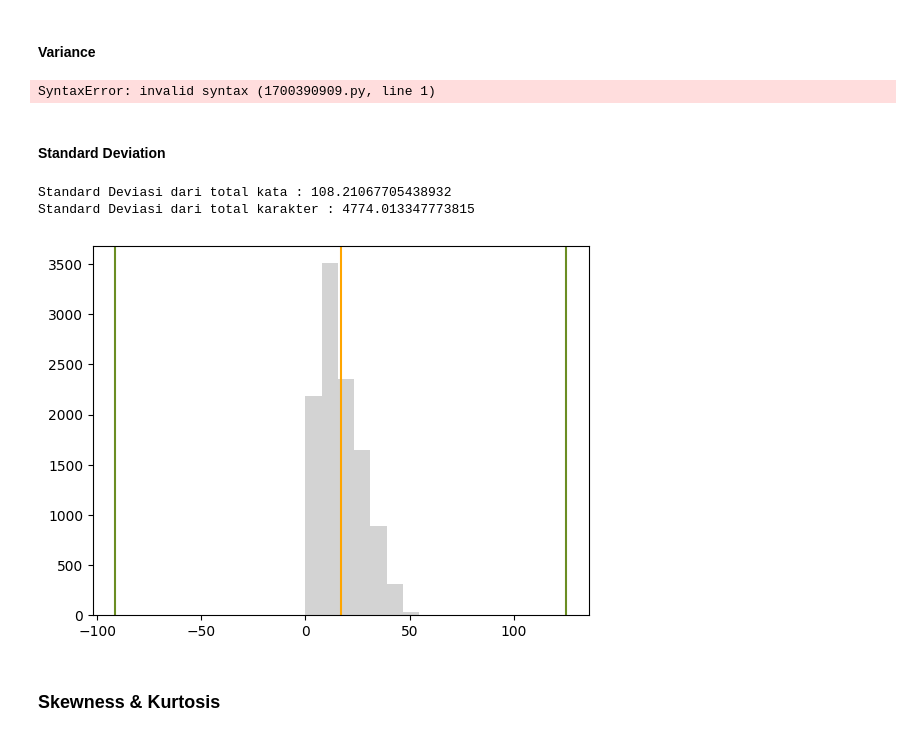
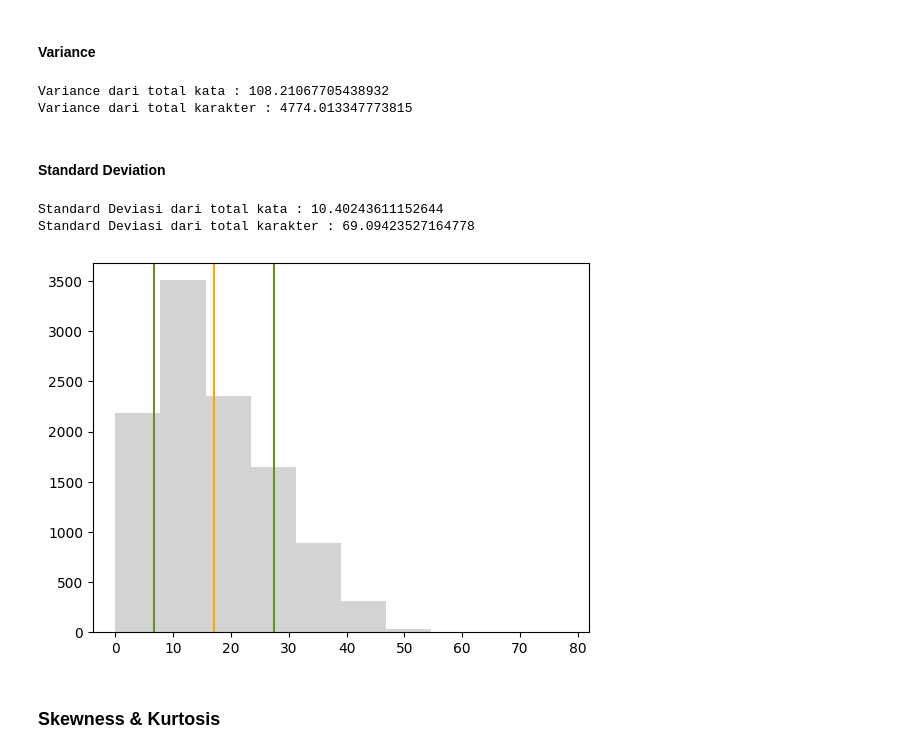
Before and after one commit to taufiqrohmand/Sentiment-Analysis, a Jupyter notebook: Analysis.ipynb, the cells around one changed output. Cells and saved outputs as stored; diff of their text form; code cells hidden in the pictures.

```diff
--- a/Analysis.ipynb
+++ b/Analysis.ipynb
@@ -207,30 +207,33 @@ ada outlier pada batas atas
 # %% [markdown]
 #### Variance
 # %%
-var_word =
+var_word  = traints['total_word'].var()
+var_char = traints['total_char'].var()
 
-print(f"Variance dari total kata : {traints['total_word'].var()}")
-print(f"Variance dari total karakter : {traints['total_char'].var()}")
+print(f"Variance dari total kata : {var_word}")
+print(f"Variance dari total karakter : {var_char}")
 # %% [output]
-SyntaxError: invalid syntax (1700390909.py, line 1)
+Variance dari total kata : 108.21067705438932
+Variance dari total karakter : 4774.013347773815
 # %% [markdown]
 #### Standard Deviation
 # %%
-sdv_word = traints['total_word'].var()
-sdv_char = traints['total_char'].var()
+sdv_word = traints['total_word'].std()
+sdv_char = traints['total_char'].std()
 print(f"Standard Deviasi dari total kata : {sdv_word}")
 print(f"Standard Deviasi dari total karakter : {sdv_char}")
 # %% [output]
-Standard Deviasi dari total kata : 108.21067705438932
-Standard Deviasi dari total karakter : 4774.013347773815
+Standard Deviasi dari total kata : 10.40243611152644
+Standard Deviasi dari total karakter : 69.09423527164778
 # %%
 fig, ax = plt.subplots()
 plt.axvline(x = total_word_mean, color='orange')
 plt.axvline(x = total_word_mean+sdv_word, color='olivedrab')
 plt.axvline(x = total_word_mean-sdv_word, color='olivedrab')
+plt.title = ('Standard Deviation Word')
 _ = plt.hist(traints.total_word, color = 'lightgray')
 # %% [output]
-[figure, old version]
+[figure, new version]
 # %% [markdown]
 ### Skewness & Kurtosis
 # %%
```
Also changed, not shown: 6 other files.
